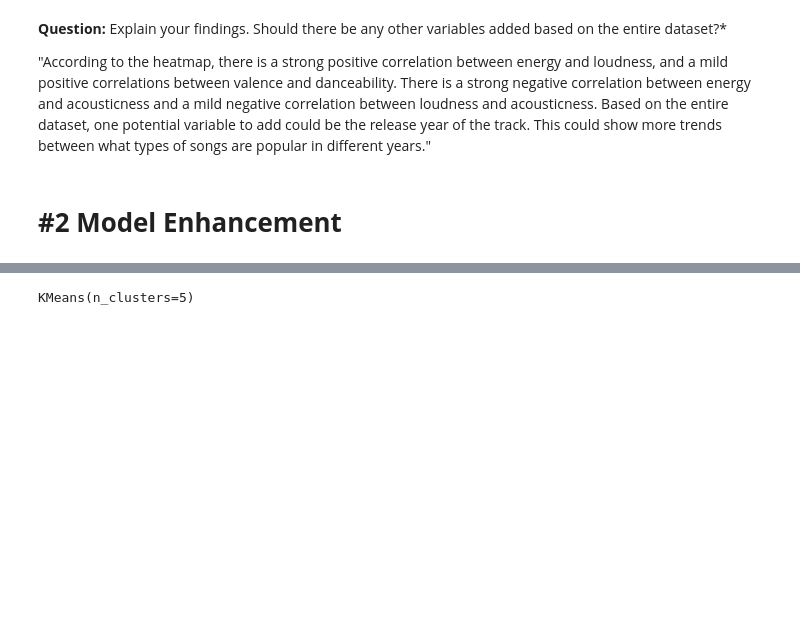
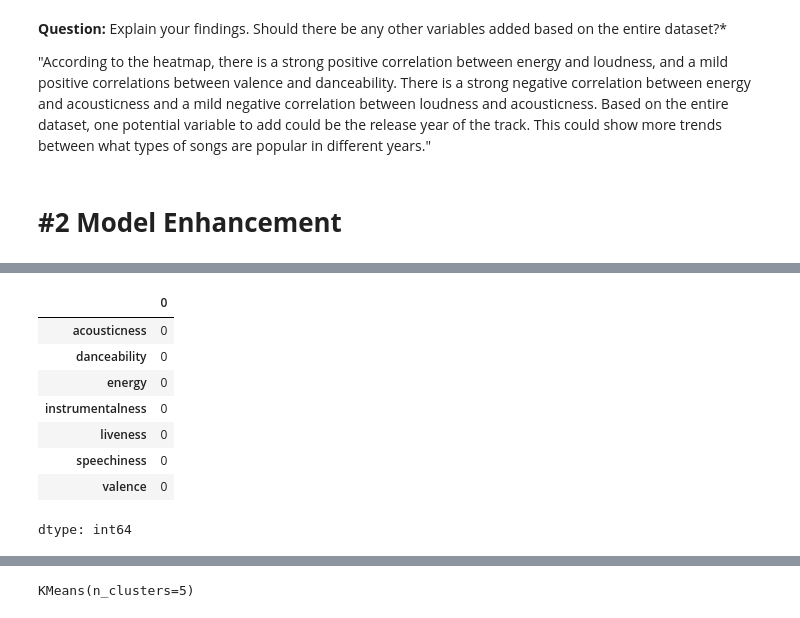
Before and after one commit to Priyanka-Keshavan/Team6_1.4_Spotify_Capstone, a Jupyter notebook: Spotify.ipynb, the cells around one changed output, grey strips where cells are left out. Saved outputs shown, nothing was run; the diff lists cells and outputs as text; code cells hidden in the pictures; blank space fills up the shorter version.

```diff
--- a/Spotify.ipynb
+++ b/Spotify.ipynb
@@ -136,4 +165,15 @@ tracks.isnull().sum()
 # %%
 #replace missing values with mean
 
 tracks = tracks.fillna(tracks.mean(numeric_only=True))
+tracks.isnull().sum()
+# %% [output]
+|  | 0 |
+| acousticness | 0 |
+| danceability | 0 |
+| energy | 0 |
+| instrumentalness | 0 |
+| liveness | 0 |
+| speechiness | 0 |
+| valence | 0 |
+dtype: int64
```
Also changed, not shown: parts of 4 cells of this notebook.
